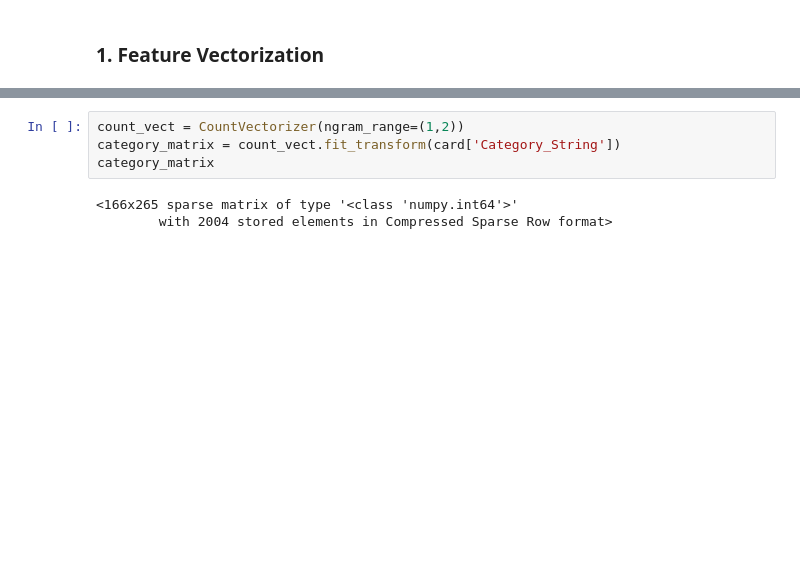
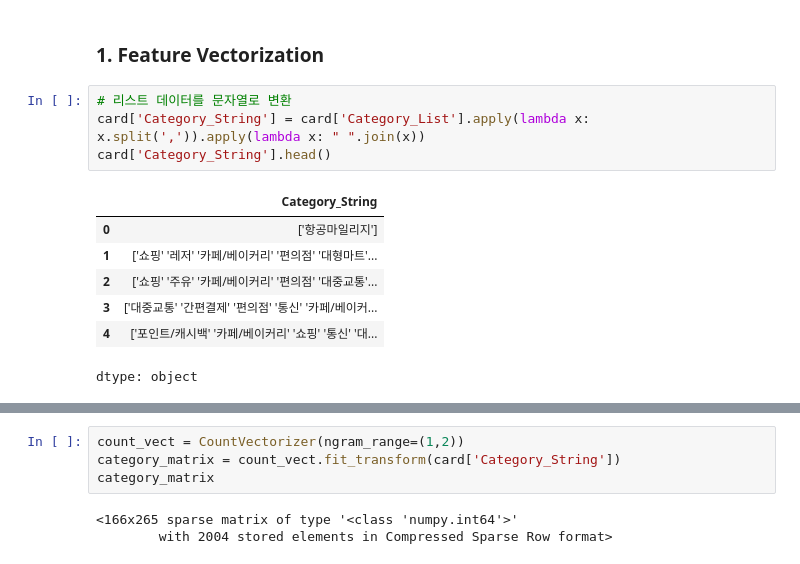
Before and after one commit to zefo38/llm-copywriting, a Jupyter notebook: 07. 콘텐츠 기반 .ipynb, the cells around one changed output, grey strips where cells are left out. Drawn from its saved outputs; the diff is of its cells as text; blank space fills up the shorter version.

```diff
--- a/07. 콘텐츠 기반 .ipynb
+++ b/07. 콘텐츠 기반 .ipynb
@@ -13,6 +13,18 @@ card.head()
 | 4 | 삼성카드 taptap O | 국내 1만원, 해외 1만원 | 직전 1개월 합계 30만원 이상 | ['포인트/캐시백', '카페/베이커리', '쇼핑', '통신'... |
 # %% [markdown]
 ### 1. Feature Vectorization
+# %%
+# 리스트 데이터를 문자열로 변환
+card['Category_String'] = card['Category_List'].apply(lambda x: x.split(',')).apply(lambda x: " ".join(x))
+card['Category_String'].head()
+# %% [output]
+|  | Category_String |
+| 0 | ['항공마일리지'] |
+| 1 | ['쇼핑' '레저' '카페/베이커리' '편의점' '대형마트'... |
+| 2 | ['쇼핑' '주유' '카페/베이커리' '편의점' '대중교통'... |
+| 3 | ['대중교통' '간편결제' '편의점' '통신' '카페/베이커... |
+| 4 | ['포인트/캐시백' '카페/베이커리' '쇼핑' '통신' '대... |
+dtype: object
 # %%
 from sklearn.feature_extraction.text import CountVectorizer
 
```
Also changed, not shown: parts of 8 cells of this notebook.
